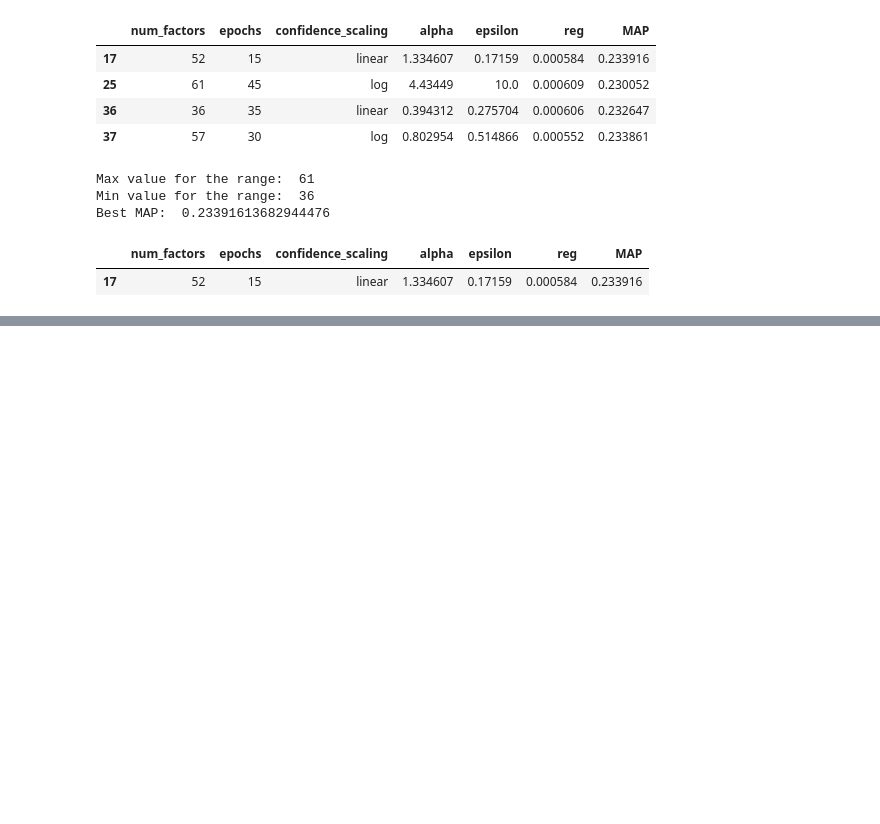
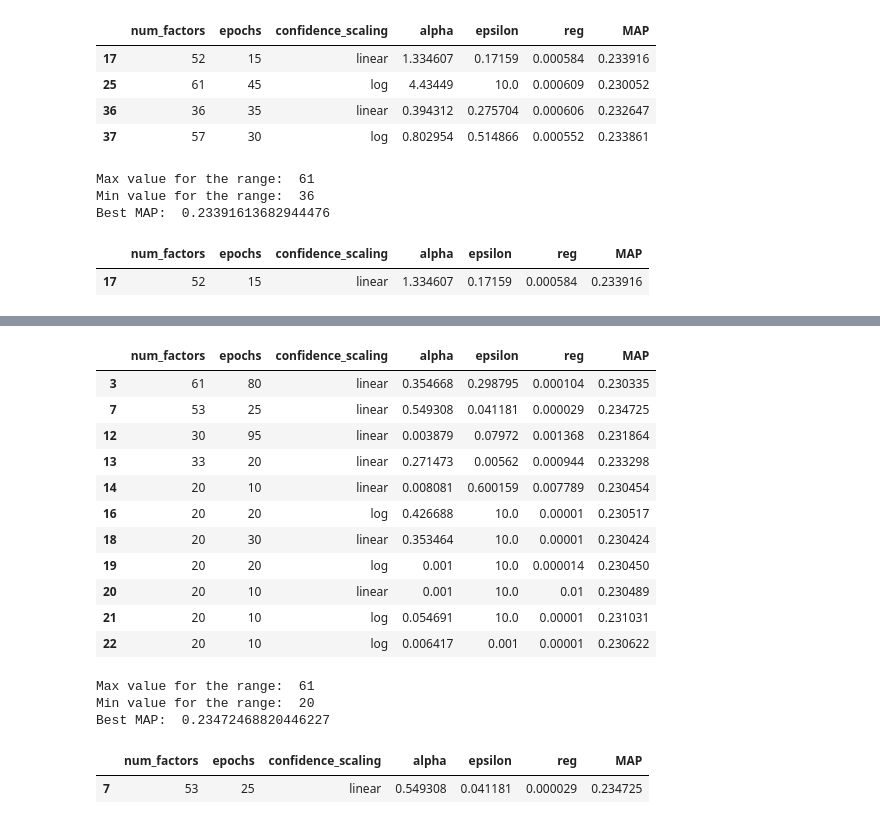
Before and after one commit to AlessioBray/Recommender-Systems-course-challenge, a Jupyter notebook: IALS_optimization.ipynb, the cells around one changed output, grey strips where cells are left out. Saved outputs shown, nothing was run; the diff lists cells and outputs as text; code cells hidden in the pictures; blank space fills up the shorter version.

```diff
--- a/IALS_optimization.ipynb
+++ b/IALS_optimization.ipynb
@@ -88,0 +188,36 @@ Best MAP:  0.23391613682944476
+# %%
+output_folder_path = "result_experiments/IALS/IALS_AUG_subgenre_channel_range_improved/"
+
+data_loader = DataIO(folder_path = output_folder_path)
+search_metadata = data_loader.load_data(IALSRecommender.RECOMMENDER_NAME + "_metadata.zip")
+
+hyperparameters_df = search_metadata["hyperparameters_df"]
+result_on_validation_df = search_metadata["result_on_validation_df"]
+
+hyperparameters_df['MAP'] = result_on_validation_df['MAP'].values.tolist()
+
+threshold = 0.23
+
+hyperparameters_df[hyperparameters_df['MAP'] > threshold]
+print('Max value for the range: ', max(hyperparameters_df[hyperparameters_df['MAP'] > threshold].num_factors))
+print('Min value for the range: ', min(hyperparameters_df[hyperparameters_df['MAP'] > threshold].num_factors))
+print('Best MAP: ', max(hyperparameters_df['MAP']))
+hyperparameters_df[max(hyperparameters_df['MAP']) == hyperparameters_df['MAP']]
+# %% [output]
+|  | num_factors | epochs | confidence_scaling | alpha | epsilon | reg | MAP |
+| 3 | 61 | 80 | linear | 0.354668 | 0.298795 | 0.000104 | 0.230335 |
+| 7 | 53 | 25 | linear | 0.549308 | 0.041181 | 0.000029 | 0.234725 |
+| 12 | 30 | 95 | linear | 0.003879 | 0.07972 | 0.001368 | 0.231864 |
+| 13 | 33 | 20 | linear | 0.271473 | 0.00562 | 0.000944 | 0.233298 |
+| 14 | 20 | 10 | linear | 0.008081 | 0.600159 | 0.007789 | 0.230454 |
+| 16 | 20 | 20 | log | 0.426688 | 10.0 | 0.00001 | 0.230517 |
+| 18 | 20 | 30 | linear | 0.353464 | 10.0 | 0.00001 | 0.230424 |
+| 19 | 20 | 20 | log | 0.001 | 10.0 | 0.000014 | 0.230450 |
+| 20 | 20 | 10 | linear | 0.001 | 10.0 | 0.01 | 0.230489 |
+| 21 | 20 | 10 | log | 0.054691 | 10.0 | 0.00001 | 0.231031 |
+| 22 | 20 | 10 | log | 0.006417 | 0.001 | 0.00001 | 0.230622 |
+Max value for the range:  61
+Min value for the range:  20
+Best MAP:  0.23472468820446227
+|  | num_factors | epochs | confidence_scaling | alpha | epsilon | reg | MAP |
+| 7 | 53 | 25 | linear | 0.549308 | 0.041181 | 0.000029 | 0.234725 |
```
Also changed, not shown: parts of 17 cells of this notebook, 16 other files.
